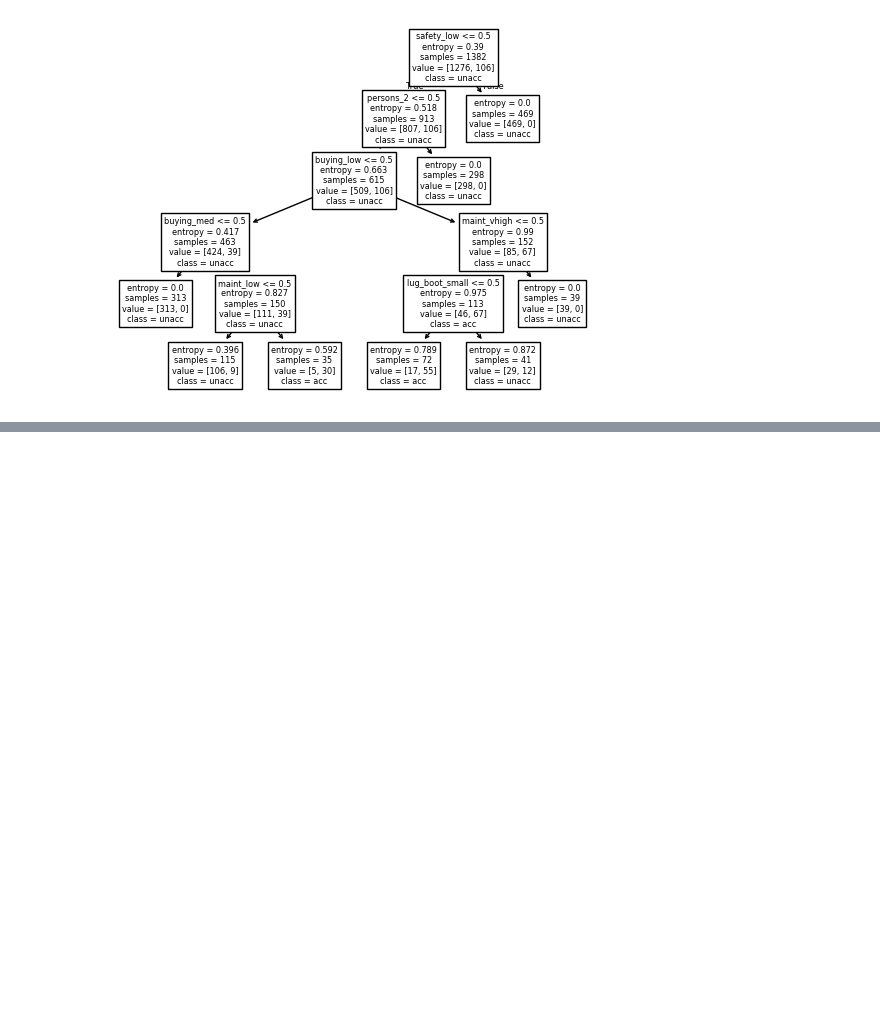
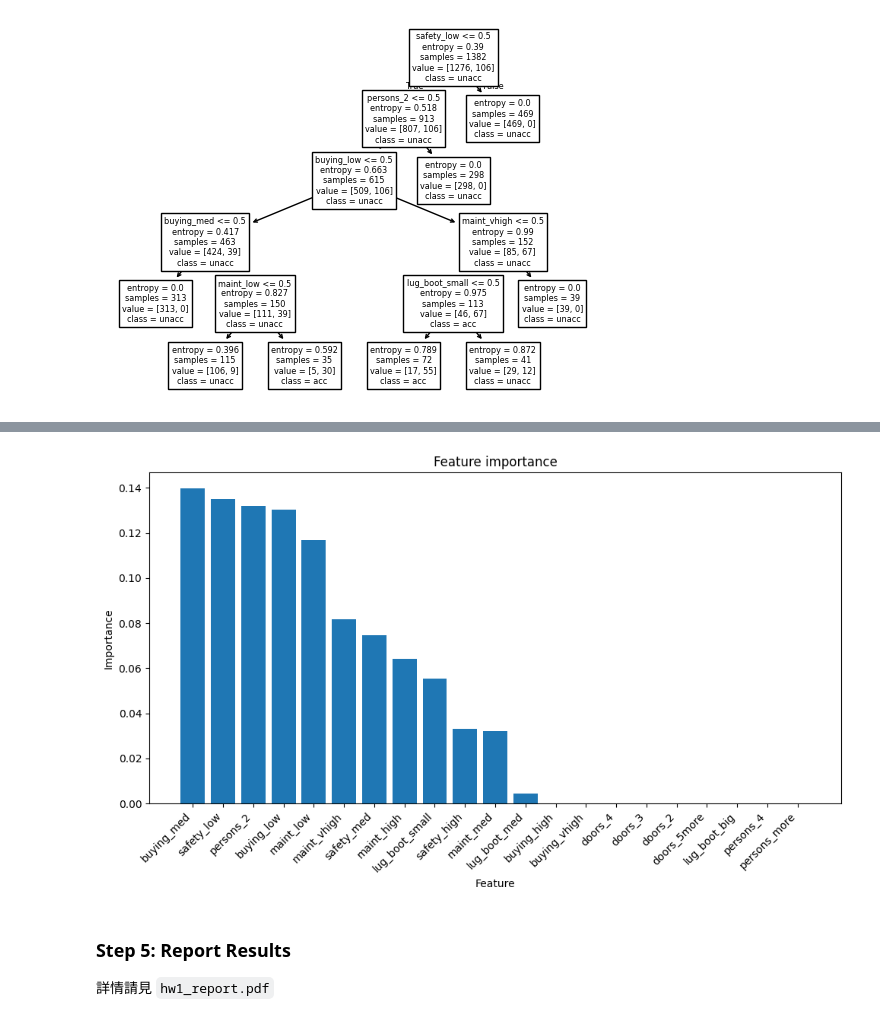
Before and after one commit to coke5151/nchu-ai-introduction, a Jupyter notebook: notebooks/hw1.ipynb, the cells around one changed output, grey strips where cells are left out. Drawn from its saved outputs; the diff is of its cells as text; code cells hidden in the pictures; blank space fills up the shorter version.

Commit message:
complete all steps and bonus part

```diff
--- a/notebooks/hw1.ipynb
+++ b/notebooks/hw1.ipynb
@@ -269,0 +287,2 @@ plot_tree(model, feature_names=X_train.columns, class_names=["unacc", "acc", "go
+# %%
+grid_search.fit(X_train, y_train)
@@ -269,0 +309,4 @@ plot_tree(model, feature_names=X_train.columns, class_names=["unacc", "acc", "go
+# %%
+# 使用最佳的參數來預測
+best_model = grid_search.best_estimator_
+y_pred = best_model.predict(X_test)
@@ -269,0 +328,9 @@ plot_tree(model, feature_names=X_train.columns, class_names=["unacc", "acc", "go
+# %%
+feature_importance = pd.DataFrame({
+    "feature": X_train.columns,
+    "importance": best_model.feature_importances_
+})
+# %%
+# 依照重要性排序
+feature_importance = feature_importance.sort_values("importance", ascending=False)
+feature_importance
@@ -269,0 +355,14 @@ plot_tree(model, feature_names=X_train.columns, class_names=["unacc", "acc", "go
+# %%
+plt.figure(figsize=(10, 6))
+plt.bar(feature_importance["feature"], feature_importance["importance"])
+plt.xticks(rotation=45, ha="right")
+plt.title("Feature importance")
+plt.xlabel("Feature")
+plt.ylabel("Importance")
+plt.tight_layout()
+plt.show()
+# %% [output]
+[figure, added]
+# %% [markdown]
+### Step 5: Report Results
+詳情請見 `hw1_report.pdf`
```
Also changed, not shown: parts of 22 cells of this notebook.
